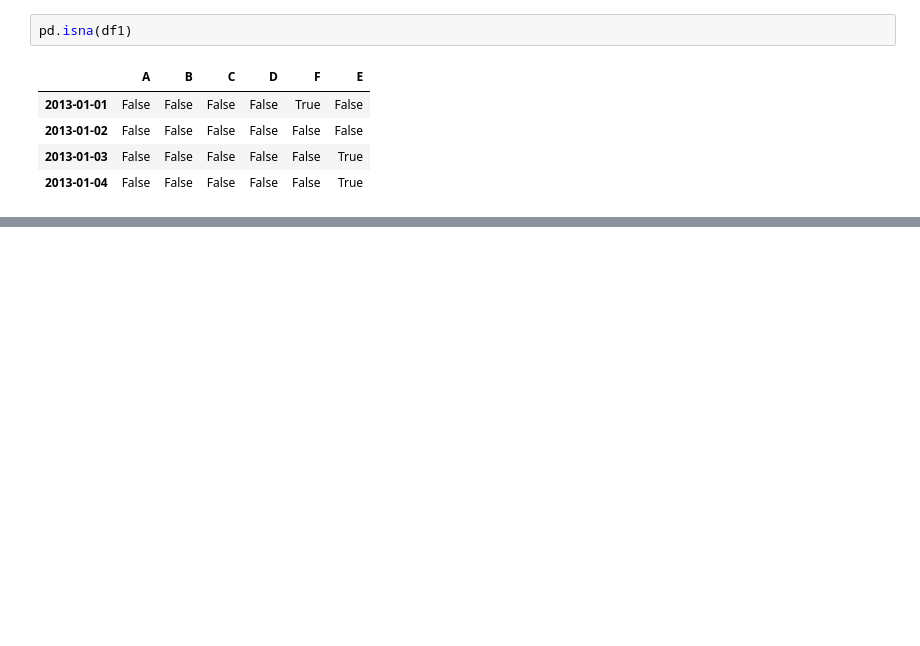
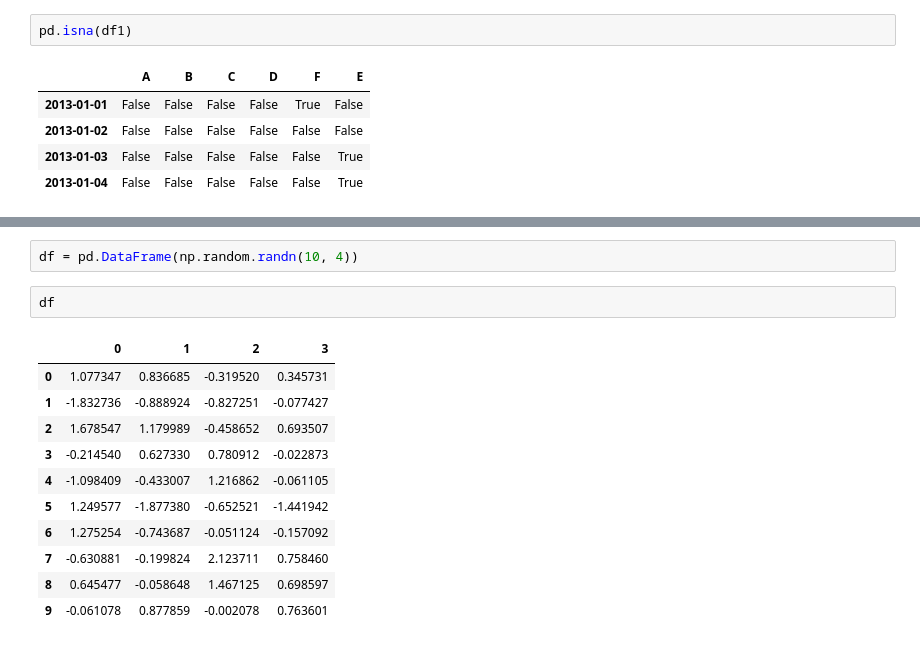
Before and after one commit to KennethWYLee/BasicPython, a Jupyter notebook: CT_class C, 20201113.ipynb, the cells around one changed output, grey strips where cells are left out. Drawn from its saved outputs; the diff is of its cells as text; blank space fills up the shorter version.

```diff
--- a/CT_class C, 20201113.ipynb
+++ b/CT_class C, 20201113.ipynb
@@ -202,0 +355,16 @@ pd.isna(df1)
+# %%
+df = pd.DataFrame(np.random.randn(10, 4))
+# %%
+df
+# %% [output]
+|  | 0 | 1 | 2 | 3 |
+| 0 | 1.077347 | 0.836685 | -0.319520 | 0.345731 |
+| 1 | -1.832736 | -0.888924 | -0.827251 | -0.077427 |
+| 2 | 1.678547 | 1.179989 | -0.458652 | 0.693507 |
+| 3 | -0.214540 | 0.627330 | 0.780912 | -0.022873 |
+| 4 | -1.098409 | -0.433007 | 1.216862 | -0.061105 |
+| 5 | 1.249577 | -1.877380 | -0.652521 | -1.441942 |
+| 6 | 1.275254 | -0.743687 | -0.051124 | -0.157092 |
+| 7 | -0.630881 | -0.199824 | 2.123711 | 0.758460 |
+| 8 | 0.645477 | -0.058648 | 1.467125 | 0.698597 |
+| 9 | -0.061078 | 0.877859 | -0.002078 | 0.763601 |
```
Also changed, not shown: parts of 31 cells of this notebook.
